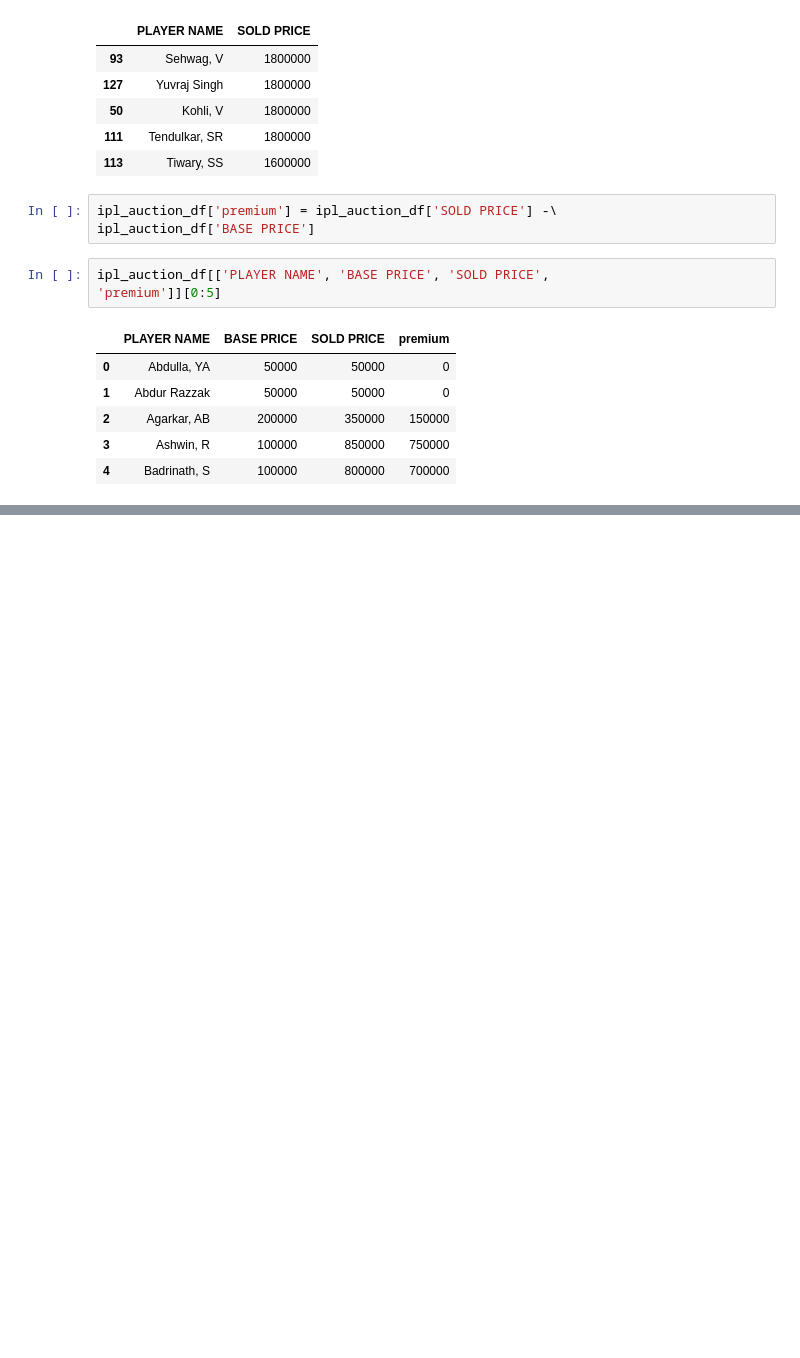
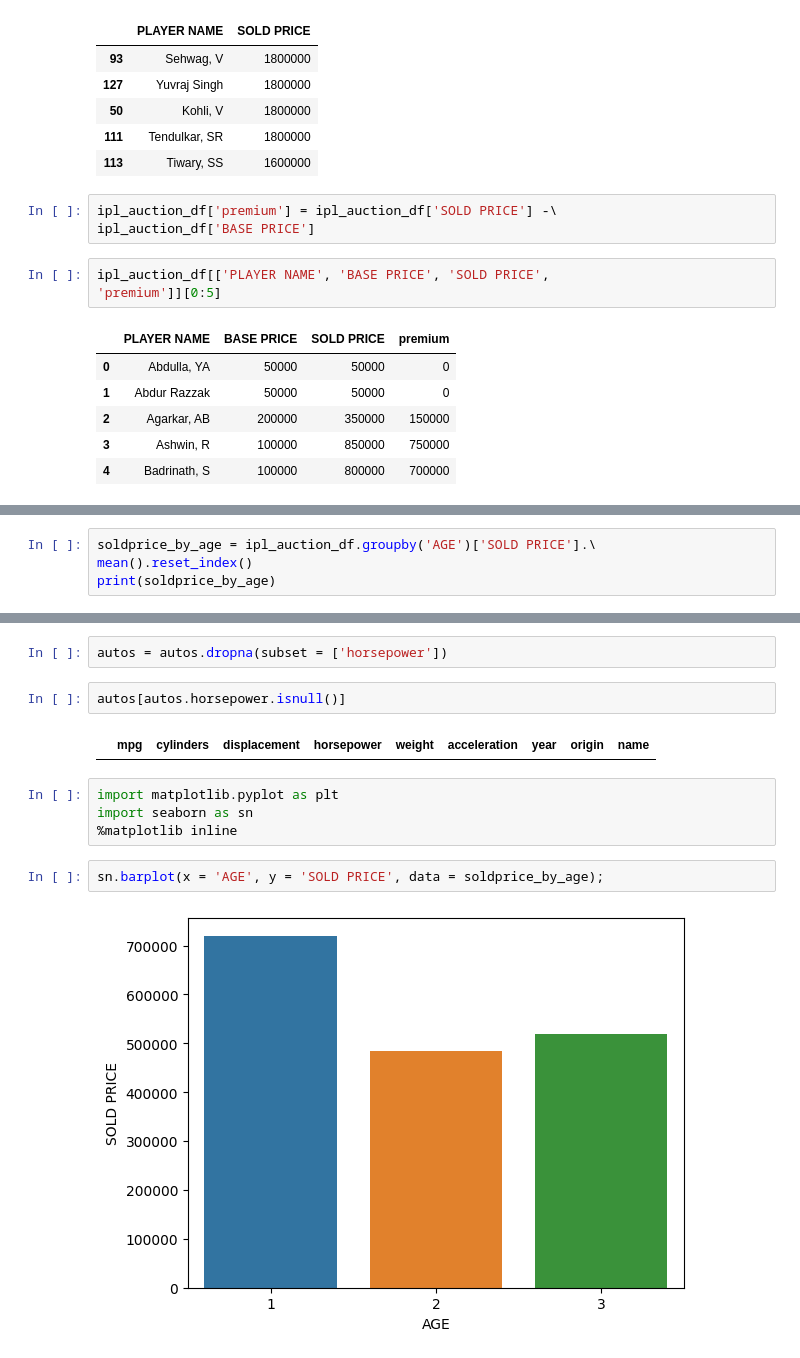
Before and after one commit to luanlimasoueu/analise-de-dados, a Jupyter notebook: livros/Fundamentals-of-AIML-text-book-4/2_capitulo/2_capitulo.ipynb, the cells around one changed output, grey strips where cells are left out. Cells and saved outputs as stored; diff of their text form; blank space fills up the shorter version.

```diff
--- a/livros/Fundamentals-of-AIML-text-book-4/2_capitulo/2_capitulo.ipynb
+++ b/livros/Fundamentals-of-AIML-text-book-4/2_capitulo/2_capitulo.ipynb
@@ -202,0 +224,4 @@ ipl_auction_df[['PLAYER NAME', 'BASE PRICE', 'SOLD PRICE',
+# %%
+soldprice_by_age = ipl_auction_df.groupby('AGE')['SOLD PRICE'].\
+mean().reset_index()
+print(soldprice_by_age)
@@ -202,0 +389,14 @@ ipl_auction_df[['PLAYER NAME', 'BASE PRICE', 'SOLD PRICE',
+# %%
+autos = autos.dropna(subset = ['horsepower'])
+# %%
+autos[autos.horsepower.isnull()]
+# %% [output]
+|  | mpg | cylinders | displacement | horsepower | weight | acceleration | year | origin | name |
+# %%
+import matplotlib.pyplot as plt
+import seaborn as sn
+%matplotlib inline
+# %%
+sn.barplot(x = 'AGE', y = 'SOLD PRICE', data = soldprice_by_age);
+# %% [output]
+[figure, added]
```
Also changed, not shown: parts of 18 cells of this notebook, 1 other file.
